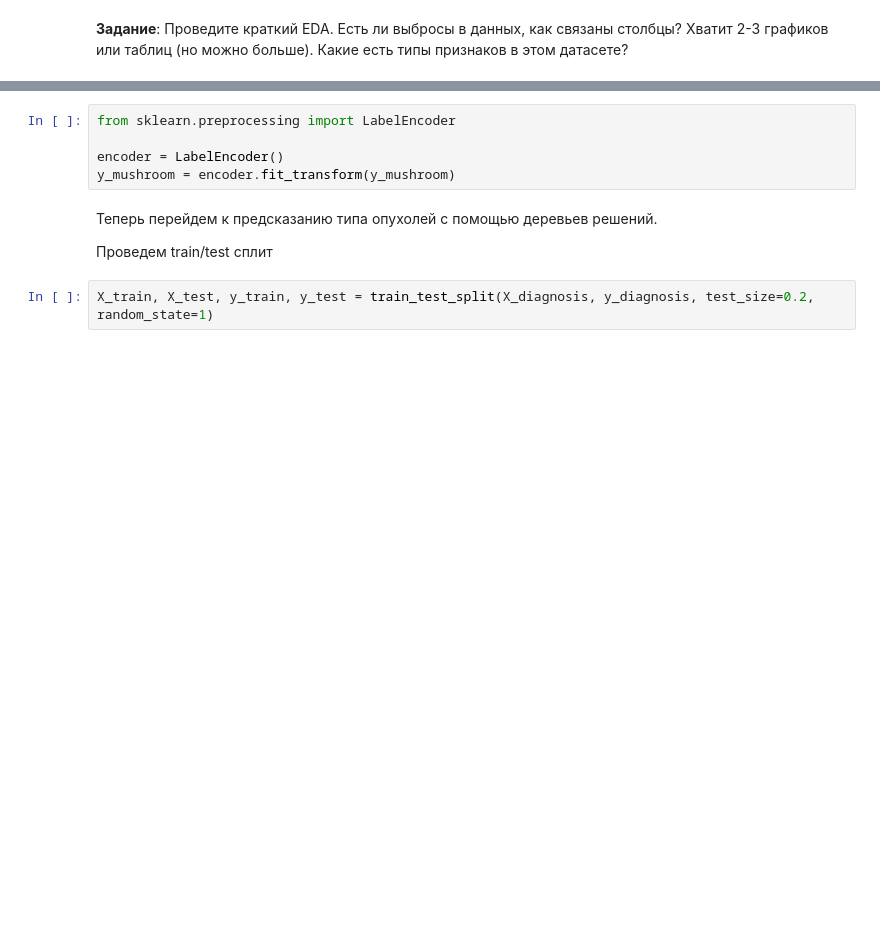
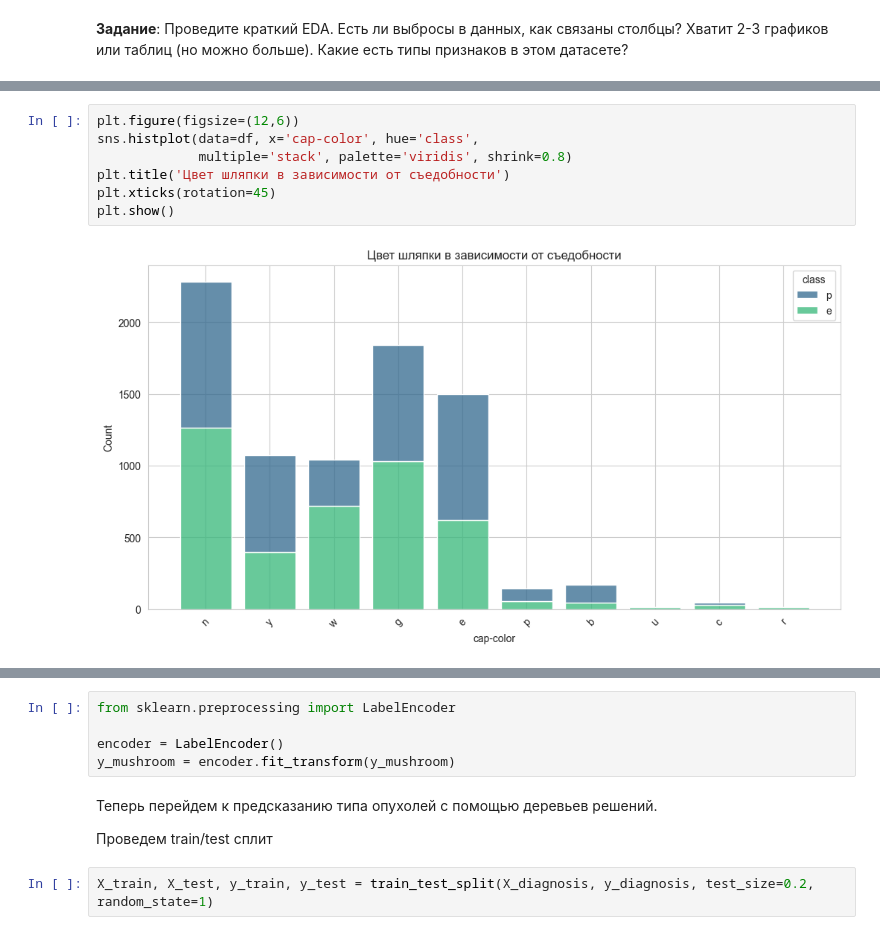
Before and after one commit to sweeteri/spbu-ai-fundamentals, a Jupyter notebook: practicum_7.5/decision_trees.ipynb, the cells around one changed output, grey strips where cells are left out. Cells and saved outputs as stored; diff of their text form; blank space fills up the shorter version.

```diff
--- a/practicum_7.5/decision_trees.ipynb
+++ b/practicum_7.5/decision_trees.ipynb
@@ -79,0 +134,9 @@ X_mushroom.head()
+# %%
+plt.figure(figsize=(12,6))
+sns.histplot(data=df, x='cap-color', hue='class',
+             multiple='stack', palette='viridis', shrink=0.8)
+plt.title('Цвет шляпки в зависимости от съедобности')
+plt.xticks(rotation=45)
+plt.show()
+# %% [output]
+[figure, added]
```
Also changed, not shown: parts of 29 cells of this notebook.
